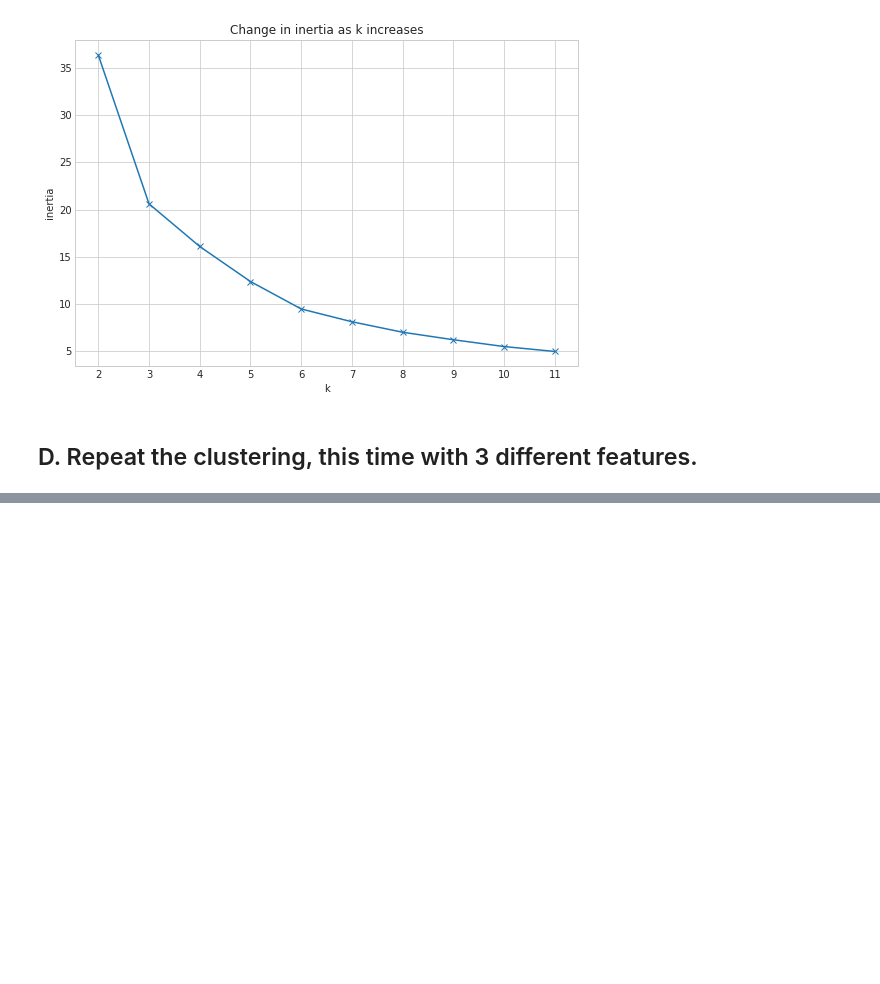
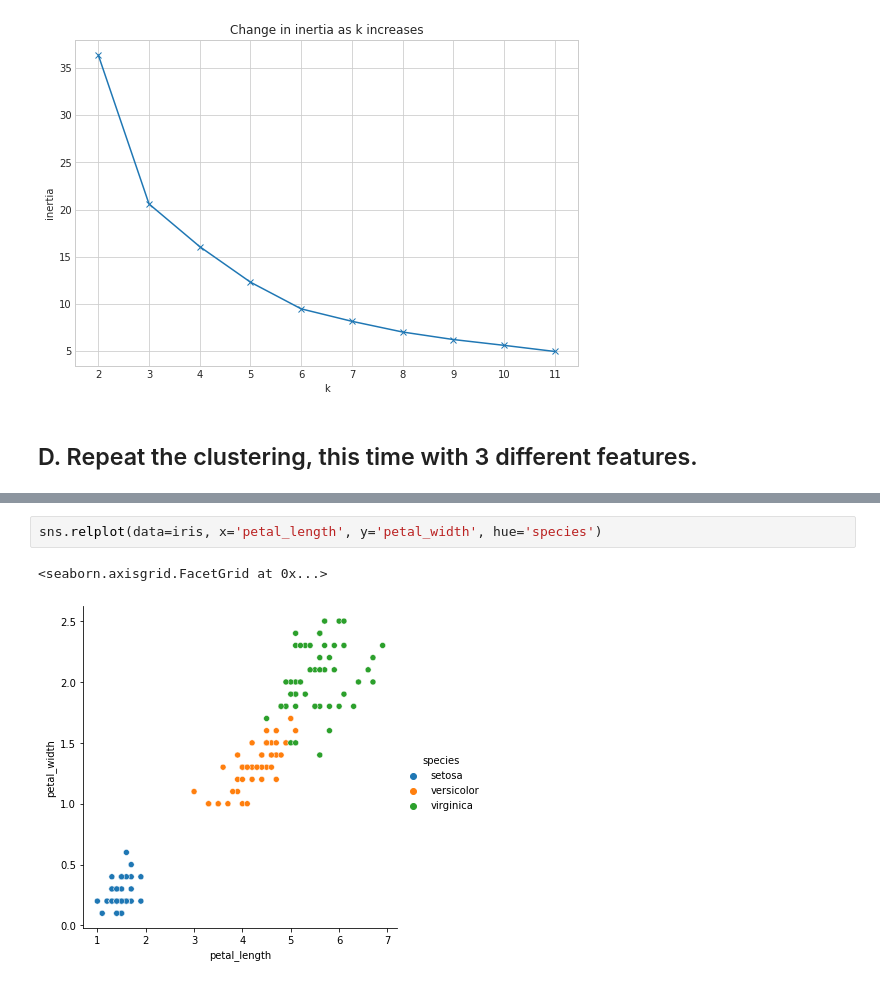
Before and after one commit to johngrinstead/clustering-exercises, a Jupyter notebook: modeling.ipynb, the cells around one changed output, grey strips where cells are left out. Drawn from its saved outputs; the diff is of its cells as text; blank space fills up the shorter version.

```diff
--- a/modeling.ipynb
+++ b/modeling.ipynb
@@ -128,0 +173,5 @@ with plt.style.context('seaborn-whitegrid'):
+# %%
+sns.relplot(data=iris, x='petal_length', y='petal_width', hue='species')
+# %% [output]
+<seaborn.axisgrid.FacetGrid at 0x...>
+[figure, added]
```
Also changed, not shown: parts of 58 cells of this notebook, 1 other file.
